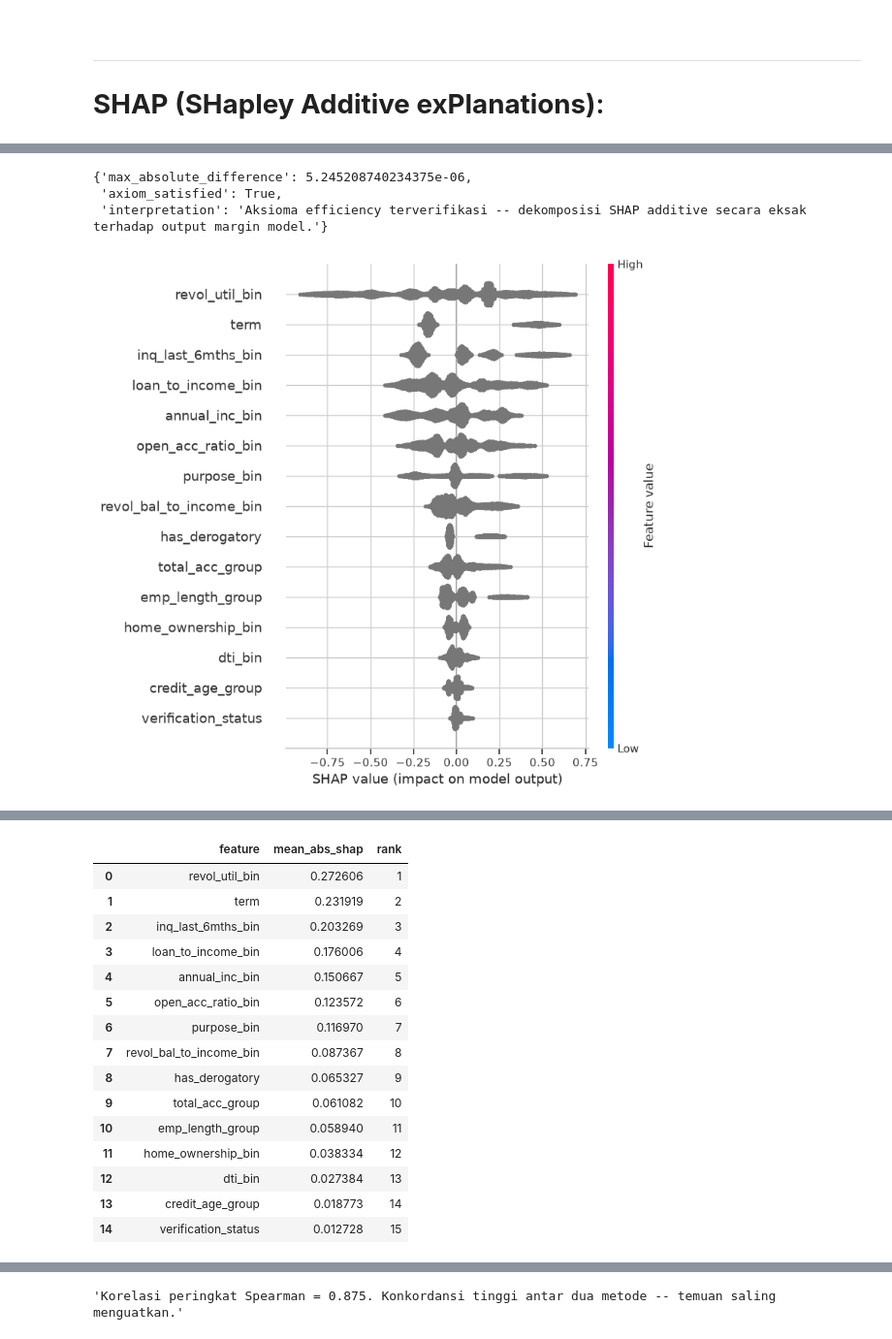
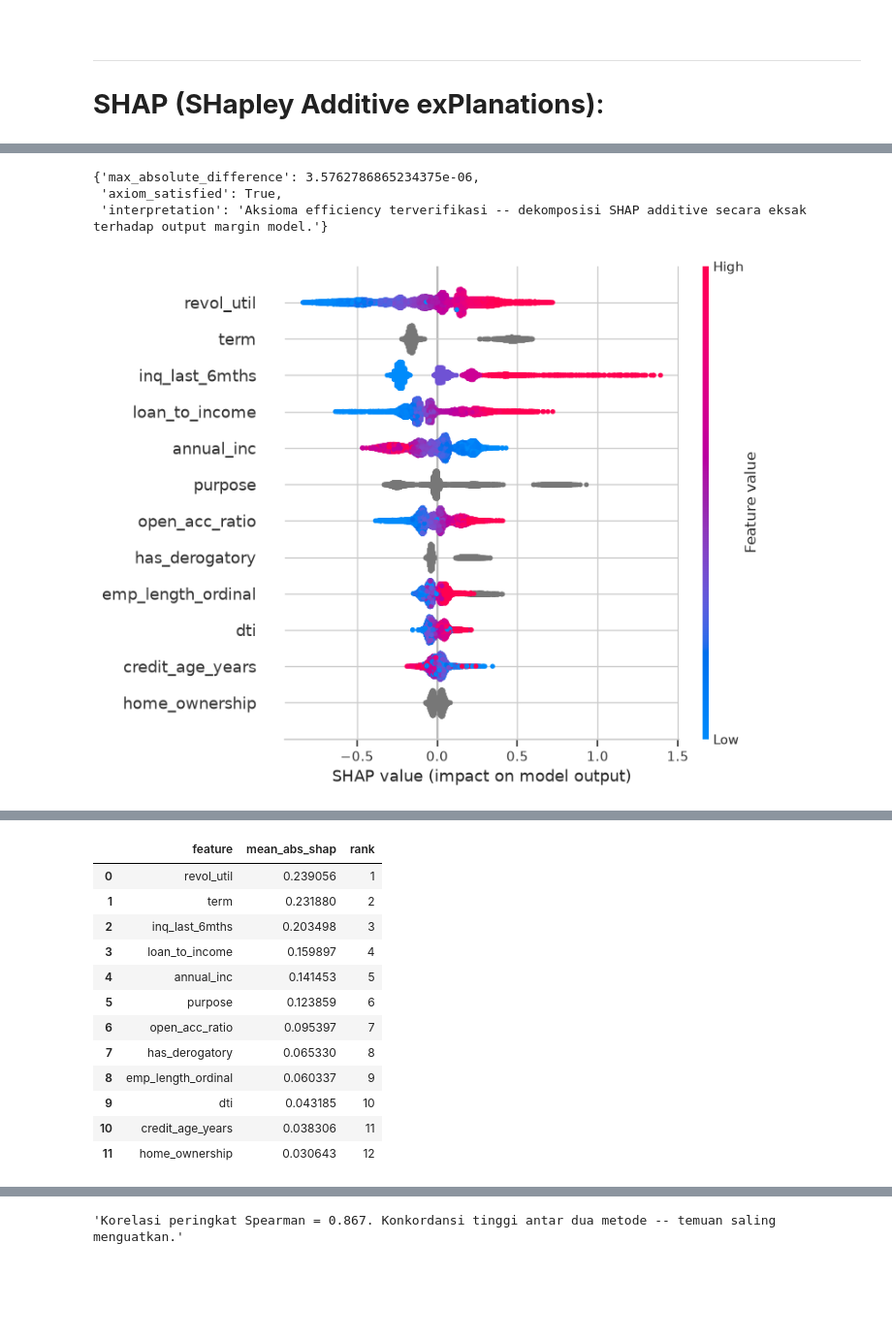
Before and after one commit to tommyalba/credit_risk_idx-partners, a Jupyter notebook: notebooks/4_Modeling_Tree-based.ipynb, the cells around one changed output, grey strips where cells are left out. Shown at 97% size. Drawn from its saved outputs; the diff is of its cells as text; code cells hidden in the pictures; blank space fills up the shorter version.

Commit message:
Update notebooks, refactor src modules, and update artifacts.

```diff
--- a/notebooks/4_Modeling_Tree-based.ipynb
+++ b/notebooks/4_Modeling_Tree-based.ipynb
@@ -69,5 +74 @@ Data successfully deserialized from data/interim/y_valid.pkl
 Data successfully deserialized from data/interim//y_test.pkl
-# %%
-X_train = X_train[sorted(X_train.columns)]
-X_valid = X_valid[sorted(X_valid.columns)]
-X_test  = X_test[sorted(X_test.columns)]
@@ -177,0 +189,20 @@ memory usage: 1.6 MB
+# %%
+# Import functions and classes from the binning module
+from src.binning_woe import (
+    add_derived_features
+)
+
+X_train_fit = add_derived_features(X_train_fit)
+X_train_es  = add_derived_features(X_train_es)
+X_train_cal = add_derived_features(X_train_cal)
+X_valid     = add_derived_features(X_valid)
+X_test      = add_derived_features(X_test)
+
+# Sorted Columns
+X_train_fit = X_train_fit[sorted(X_train_fit.columns)]
+X_train_es  = X_train_es[sorted(X_train_es.columns)]
+X_train_cal = X_train_cal[sorted(X_train_cal.columns)]
+X_valid     = X_valid[sorted(X_valid.columns)]
+X_test      = X_test[sorted(X_test.columns)]
+
+X_train_fit.info()
@@ -1640,7 +1832,6 @@ import shap
 
 """
 Implementation of SHAP (SHapley Additive exPlanations)
-Interpretability for Tree-based Models (XGB, CatBoost, LGBM Classifier) of Binary Credit Risk.
 
 Reference:
     Lundberg, S. M., & Lee, S.-I. (2017). A Unified Approach to
@@ -1681,7 +1872,7 @@ if __name__ == "__main__": # Running SHAP Interpretation...
     display(axiom_check)
 
     # 2. Global diagnostics
-    fig1 = plot_global_importance(explanation, X_valid, max_display=15)
+    fig1 = plot_global_importance(explanation, max_display=12)
     fig1.savefig("shap_summary_global.png", dpi=150, bbox_inches="tight")
     plt.show()
 
@@ -1689,21 +1880,21 @@ if __name__ == "__main__": # Running SHAP Interpretation...
         explanation, X_valid.columns.tolist()
     )
     logger.info(f"=== SHAP GLOBAL IMPORTANCE (TOP 12) ===")
-    display(importance_table.head(15))
+    display(importance_table.head(12))
 
     comparison_gain = compare_shap_vs_gain_importance(
         explanation, shap_base_model, X_valid.columns.tolist()
     )
     logger.info(f"=== SHAP vs GAIN IMPORTANCE COMPARISON ===")
     display(comparison_gain['interpretation'])
-    display(comparison_gain['comparison_table'][['feature','rank_shap','rank_gain']].head(15))
+    display(comparison_gain['comparison_table'][['feature','rank_shap','rank_gain']].head(12))
 
-    # 3. Relational diagnostics -- example for debt-to-income ratio feature
-    fig2 = plot_dependence(explanation, 'revol_util_bin')  # debt_to_income_ratio
-    fig2.savefig('shap_dependence_revol_util_bin.png', dpi=150, bbox_inches='tight')
+    # 3. Relational diagnostics -- example for revol_util feature
+    fig2 = plot_dependence(explanation, 'revol_util')
+    fig2.savefig('shap_dependence_revol_util.png', dpi=150, bbox_inches='tight')
     plt.show()
     mono_check = check_monotonicity(
-        explanation, 'revol_util_bin', expected_direction="increasing"
+        explanation, 'revol_util', expected_direction="increasing"
     )
     display(mono_check['interpretation'])
 
@@ -1712,7 +1903,7 @@ if __name__ == "__main__": # Running SHAP Interpretation...
     highest_risk_idx = int(np.argmax(proba_valid_arr))
 
     local_explanation = explain_individual_prediction(
-        explanation, highest_risk_idx, top_n=15
+        explanation, highest_risk_idx, top_n=12
     )
     logger.info(f"=== LOCAL EXPLANATION | Highest risk observation (idx={highest_risk_idx}) ===")
     display(local_explanation['table'])
@@ -1728,4 +1919,4 @@ if __name__ == "__main__": # Running SHAP Interpretation...
-{'max_absolute_difference': 5.245208740234375e-06,
+{'max_absolute_difference': 3.5762786865234375e-06,
  'axiom_satisfied': True,
  'interpretation': 'Aksioma efficiency terverifikasi -- dekomposisi SHAP additive secara eksak terhadap output margin model.'}
-[figure, old version]
+[figure, new version]
@@ -1733,16 +1924,13 @@ if __name__ == "__main__": # Running SHAP Interpretation...
 |  | feature | mean_abs_shap | rank |
-| 0 | revol_util_bin | 0.272606 | 1 |
-| 1 | term | 0.231919 | 2 |
-| 2 | inq_last_6mths_bin | 0.203269 | 3 |
-| 3 | loan_to_income_bin | 0.176006 | 4 |
-| 4 | annual_inc_bin | 0.150667 | 5 |
-| 5 | open_acc_ratio_bin | 0.123572 | 6 |
-| 6 | purpose_bin | 0.116970 | 7 |
-| 7 | revol_bal_to_income_bin | 0.087367 | 8 |
-| 8 | has_derogatory | 0.065327 | 9 |
-| 9 | total_acc_group | 0.061082 | 10 |
-| 10 | emp_length_group | 0.058940 | 11 |
-| 11 | home_ownership_bin | 0.038334 | 12 |
-| 12 | dti_bin | 0.027384 | 13 |
-| 13 | credit_age_group | 0.018773 | 14 |
-| 14 | verification_status | 0.012728 | 15 |
+| 0 | revol_util | 0.239056 | 1 |
+| 1 | term | 0.231880 | 2 |
+| 2 | inq_last_6mths | 0.203498 | 3 |
+| 3 | loan_to_income | 0.159897 | 4 |
+| 4 | annual_inc | 0.141453 | 5 |
+| 5 | purpose | 0.123859 | 6 |
+| 6 | open_acc_ratio | 0.095397 | 7 |
+| 7 | has_derogatory | 0.065330 | 8 |
+| 8 | emp_length_ordinal | 0.060337 | 9 |
+| 9 | dti | 0.043185 | 10 |
+| 10 | credit_age_years | 0.038306 | 11 |
+| 11 | home_ownership | 0.030643 | 12 |
@@ -1750,2 +1938,2 @@ if __name__ == "__main__": # Running SHAP Interpretation...
-'Korelasi peringkat Spearman = 0.875. Konkordansi tinggi antar dua metode -- temuan saling menguatkan.'
+'Korelasi peringkat Spearman = 0.867. Konkordansi tinggi antar dua metode -- temuan saling menguatkan.'
 |  | feature | rank_shap | rank_gain |
```
Also changed, not shown: parts of 42 cells of this notebook, 22 other files.
